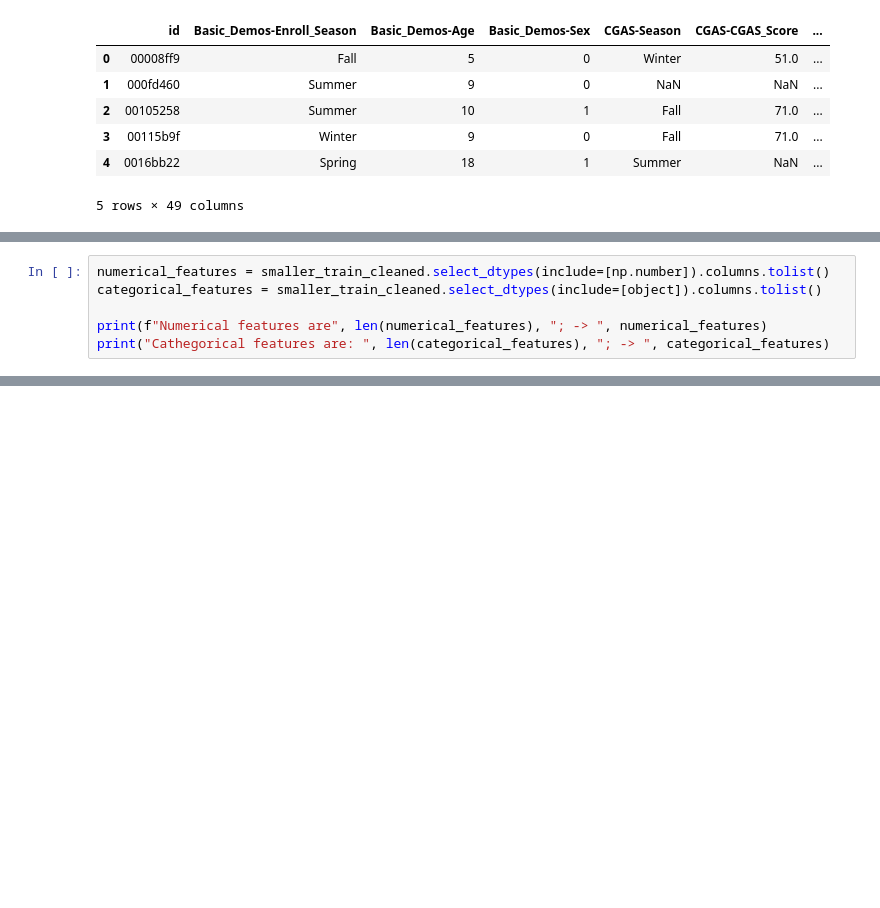
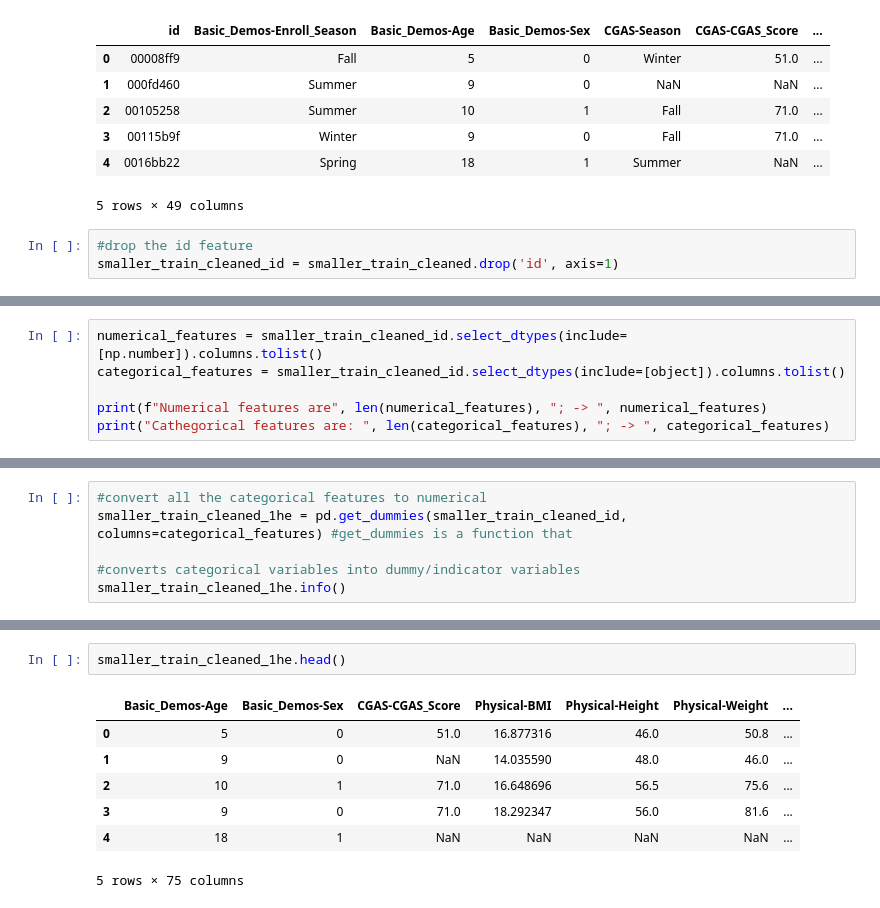
Before and after one commit to Assz2/DWM, a Jupyter notebook: main.ipynb, the cells around one changed output, grey strips where cells are left out. Saved outputs shown, nothing was run; the diff lists cells and outputs as text; blank space fills up the shorter version.

```diff
--- a/main.ipynb
+++ b/main.ipynb
@@ -165,4 +165,7 @@ smaller_train_cleaned.head()
 | 3 | 00115b9f | Winter | 9 | 0 | Fall | 71.0 | ... |
 | 4 | 0016bb22 | Spring | 18 | 1 | Summer | NaN | ... |
 5 rows × 49 columns
+# %%
+#drop the id feature
+smaller_train_cleaned_id = smaller_train_cleaned.drop('id', axis=1)
 # %%
@@ -187,8 +190,8 @@ dtypes: float64(37), int64(2), object(10)
 memory usage: 1.5+ MB
 ['Physical-Waist_Circumference', 'Fitness_Endurance-Max_Stage', 'Fitness_Endurance-Time_Mins', 'Fitness_Endurance-Time_Sec', 'FGC-FGC_GSND', 'FGC-FGC_GSND_Zone', 'FGC-FGC_GSD', 'FGC-FGC_GSD_Zone', 'PA ...
 # %%
-numerical_features = smaller_train_cleaned.select_dtypes(include=[np.number]).columns.tolist()
-categorical_features = smaller_train_cleaned.select_dtypes(include=[object]).columns.tolist()
+numerical_features = smaller_train_cleaned_id.select_dtypes(include=[np.number]).columns.tolist()
+categorical_features = smaller_train_cleaned_id.select_dtypes(include=[object]).columns.tolist()
 
 print(f"Numerical features are", len(numerical_features), "; -> ", numerical_features)
 print("Cathegorical features are: ", len(categorical_features), "; -> ", categorical_features)
@@ -197,0 +207,5 @@ Cathegorical features are:  10 ; ->  ['id', 'Basic_Demos-Enroll_Season', 'CGAS-S
+# %%
+#convert all the categorical features to numerical
+smaller_train_cleaned_1he = pd.get_dummies(smaller_train_cleaned_id, columns=categorical_features) #get_dummies is a function that
+                                                                                            #converts categorical variables into dummy/indicator variables
+smaller_train_cleaned_1he.info()
@@ -197,0 +230,10 @@ Cathegorical features are:  10 ; ->  ['id', 'Basic_Demos-Enroll_Season', 'CGAS-S
+# %%
+smaller_train_cleaned_1he.head()
+# %% [output]
+|  | Basic_Demos-Age | Basic_Demos-Sex | CGAS-CGAS_Score | Physical-BMI | Physical-Height | Physical-Weight | ... |
+| 0 | 5 | 0 | 51.0 | 16.877316 | 46.0 | 50.8 | ... |
+| 1 | 9 | 0 | NaN | 14.035590 | 48.0 | 46.0 | ... |
+| 2 | 10 | 1 | 71.0 | 16.648696 | 56.5 | 75.6 | ... |
+| 3 | 9 | 0 | 71.0 | 18.292347 | 56.0 | 81.6 | ... |
+| 4 | 18 | 1 | NaN | NaN | NaN | NaN | ... |
+5 rows × 75 columns
```
Also changed, not shown: parts of 13 cells of this notebook, 1 other file.
